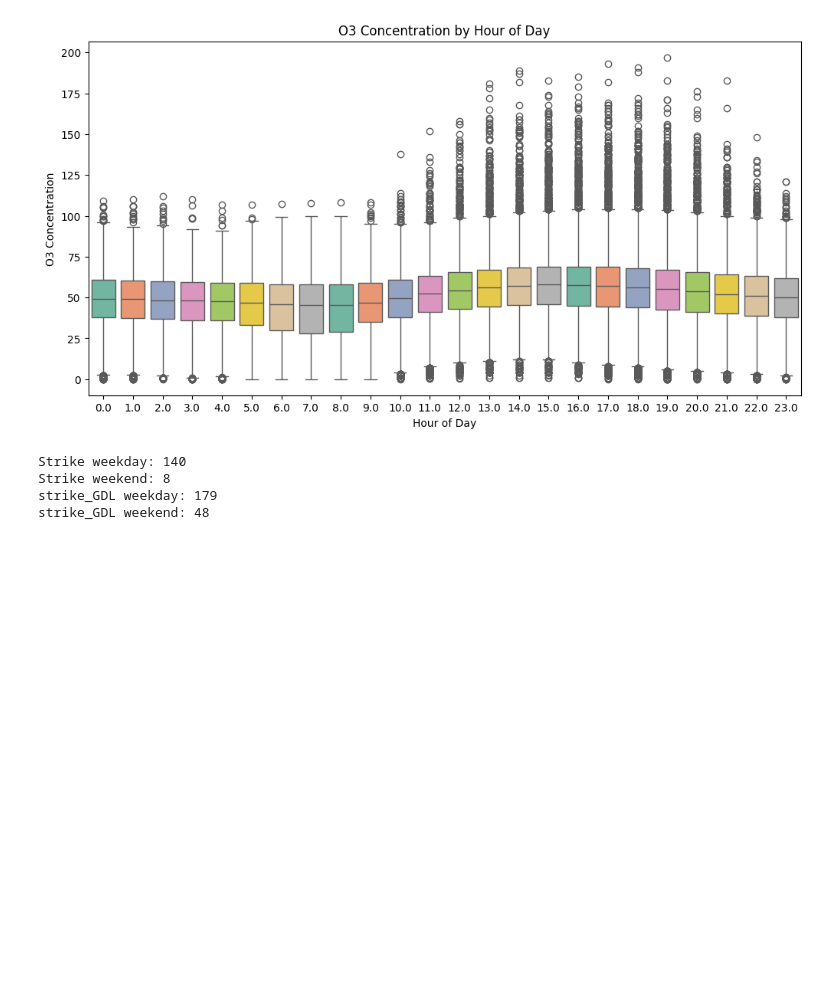
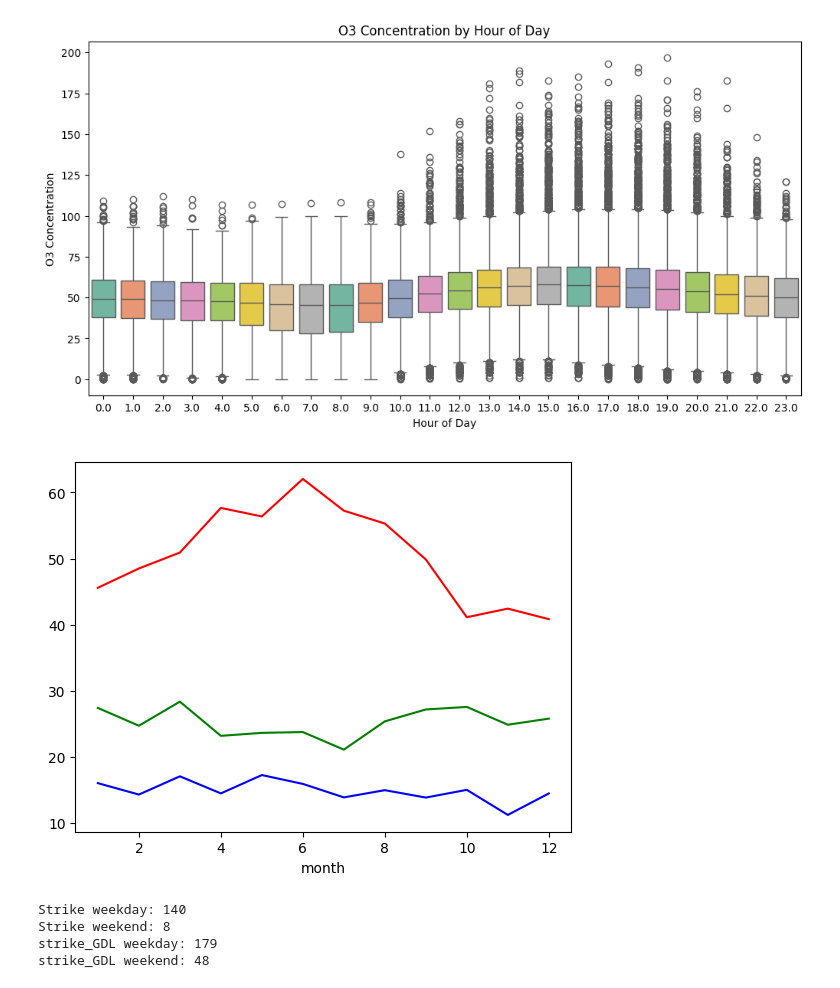
Before and after one commit to honghanguye/Assessing-Impact-of-Public-Transport-Strike-on-Air-Quality-Cologne-using-LSTM-and-XGBoost, a Jupyter notebook: Desciptives.ipynb, the cells around one changed output. Cells and saved outputs as stored; diff of their text form; code cells hidden in the pictures; blank space fills up the shorter version.

```diff
--- a/Desciptives.ipynb
+++ b/Desciptives.ipynb
@@ -358,6 +358,23 @@ Passing `palette` without assigning `hue` is deprecated and will be removed in v
 
   sns.boxplot(x='hour', y='O3', data=o3_reindexed, palette="Set2")
 [figure]
+# %%
+#monthly distribution of pollutants
+pm10['month'] = pm10.index.month
+no2['month'] = no2.index.month
+o3['month'] = o3.index.month
+
+pm10_monthly = pm10['PM_10'].groupby(pm10['month']).mean()
+no2_monthly = no2['NO2'].groupby(no2['month']).mean()
+o3_monthly = o3['O3'].groupby(o3['month']).mean()
+
+pm10_monthly.plot(kind='line',color='blue')
+no2_monthly.plot(kind='line',color='green')
+o3_monthly.plot(kind='line',color='red')
+
+plt.show()
+# %% [output]
+[figure, added]
 # %%
 # draw plot of PM_10, NO2, O3 group by hours
 # define strike data
```
Also changed, not shown: parts of 4 cells of this notebook, 2 other files.
